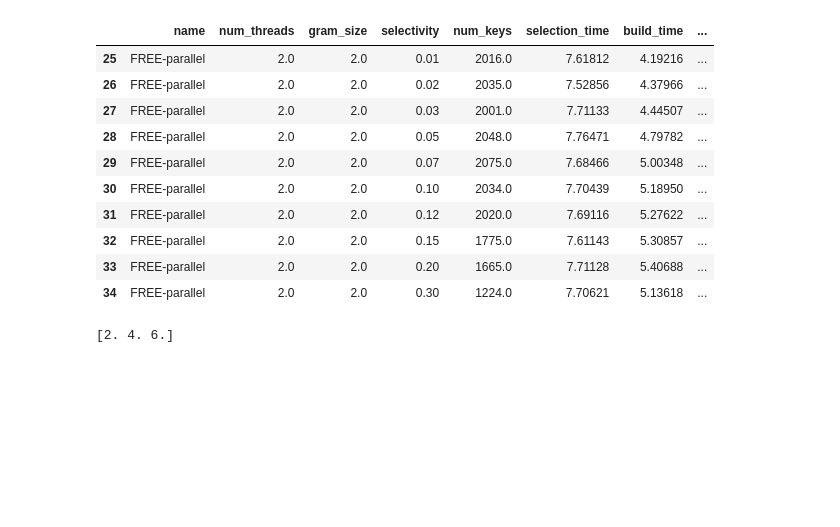
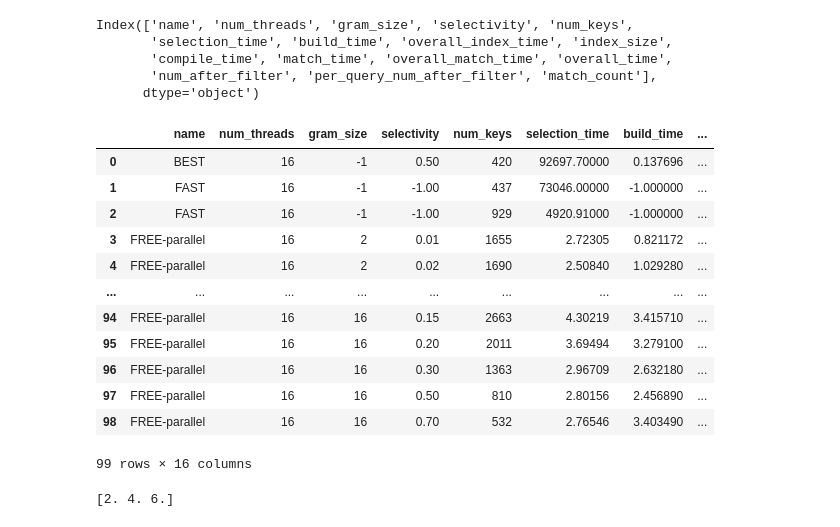
Before and after one commit to mush-zhang/RegexIndexComparison, a Jupyter notebook: notebooks/explore_dblp.ipynb, the cells around one changed output. Cells and saved outputs as stored; diff of their text form; code cells hidden in the pictures; blank space fills up the shorter version.

```diff
--- a/notebooks/explore_dblp.ipynb
+++ b/notebooks/explore_dblp.ipynb
@@ -58,14 +71,24 @@ res_df.describe()
-# %%
-res_df[res_df['num_threads'] > 1].head(10)
-# %% [output]
-|  | name | num_threads | gram_size | selectivity | num_keys | selection_time | build_time | ... |
-| 25 | FREE-parallel | 2.0 | 2.0 | 0.01 | 2016.0 | 7.61812 | 4.19216 | ... |
-| 26 | FREE-parallel | 2.0 | 2.0 | 0.02 | 2035.0 | 7.52856 | 4.37966 | ... |
-| 27 | FREE-parallel | 2.0 | 2.0 | 0.03 | 2001.0 | 7.71133 | 4.44507 | ... |
-| 28 | FREE-parallel | 2.0 | 2.0 | 0.05 | 2048.0 | 7.76471 | 4.79782 | ... |
-| 29 | FREE-parallel | 2.0 | 2.0 | 0.07 | 2075.0 | 7.68466 | 5.00348 | ... |
-| 30 | FREE-parallel | 2.0 | 2.0 | 0.10 | 2034.0 | 7.70439 | 5.18950 | ... |
-| 31 | FREE-parallel | 2.0 | 2.0 | 0.12 | 2020.0 | 7.69116 | 5.27622 | ... |
-| 32 | FREE-parallel | 2.0 | 2.0 | 0.15 | 1775.0 | 7.61143 | 5.30857 | ... |
-| 33 | FREE-parallel | 2.0 | 2.0 | 0.20 | 1665.0 | 7.71128 | 5.40688 | ... |
-| 34 | FREE-parallel | 2.0 | 2.0 | 0.30 | 1224.0 | 7.70621 | 5.13618 | ... |
+# %%
+res_df.columns
+# %% [output]
+Index(['name', 'num_threads', 'gram_size', 'selectivity', 'num_keys',
+       'selection_time', 'build_time', 'overall_index_time', 'index_size',
+       'compile_time', 'match_time', 'overall_match_time', 'overall_time',
+       'num_after_filter', 'per_query_num_after_filter', 'match_count'],
+      dtype='object')
+# %%
+res_df
+# %% [output]
+|  | name | num_threads | gram_size | selectivity | num_keys | selection_time | build_time | ... |
+| 0 | BEST | 16 | -1 | 0.50 | 420 | 92697.70000 | 0.137696 | ... |
+| 1 | FAST | 16 | -1 | -1.00 | 437 | 73046.00000 | -1.000000 | ... |
+| 2 | FAST | 16 | -1 | -1.00 | 929 | 4920.91000 | -1.000000 | ... |
+| 3 | FREE-parallel | 16 | 2 | 0.01 | 1655 | 2.72305 | 0.821172 | ... |
+| 4 | FREE-parallel | 16 | 2 | 0.02 | 1690 | 2.50840 | 1.029280 | ... |
+| ... | ... | ... | ... | ... | ... | ... | ... | ... |
+| 94 | FREE-parallel | 16 | 16 | 0.15 | 2663 | 4.30219 | 3.415710 | ... |
+| 95 | FREE-parallel | 16 | 16 | 0.20 | 2011 | 3.69494 | 3.279100 | ... |
+| 96 | FREE-parallel | 16 | 16 | 0.30 | 1363 | 2.96709 | 2.632180 | ... |
+| 97 | FREE-parallel | 16 | 16 | 0.50 | 810 | 2.80156 | 2.456890 | ... |
+| 98 | FREE-parallel | 16 | 16 | 0.70 | 532 | 2.76546 | 3.403490 | ... |
+99 rows × 16 columns
```
Also changed, not shown: parts of 8 cells of this notebook, 4 other files.
